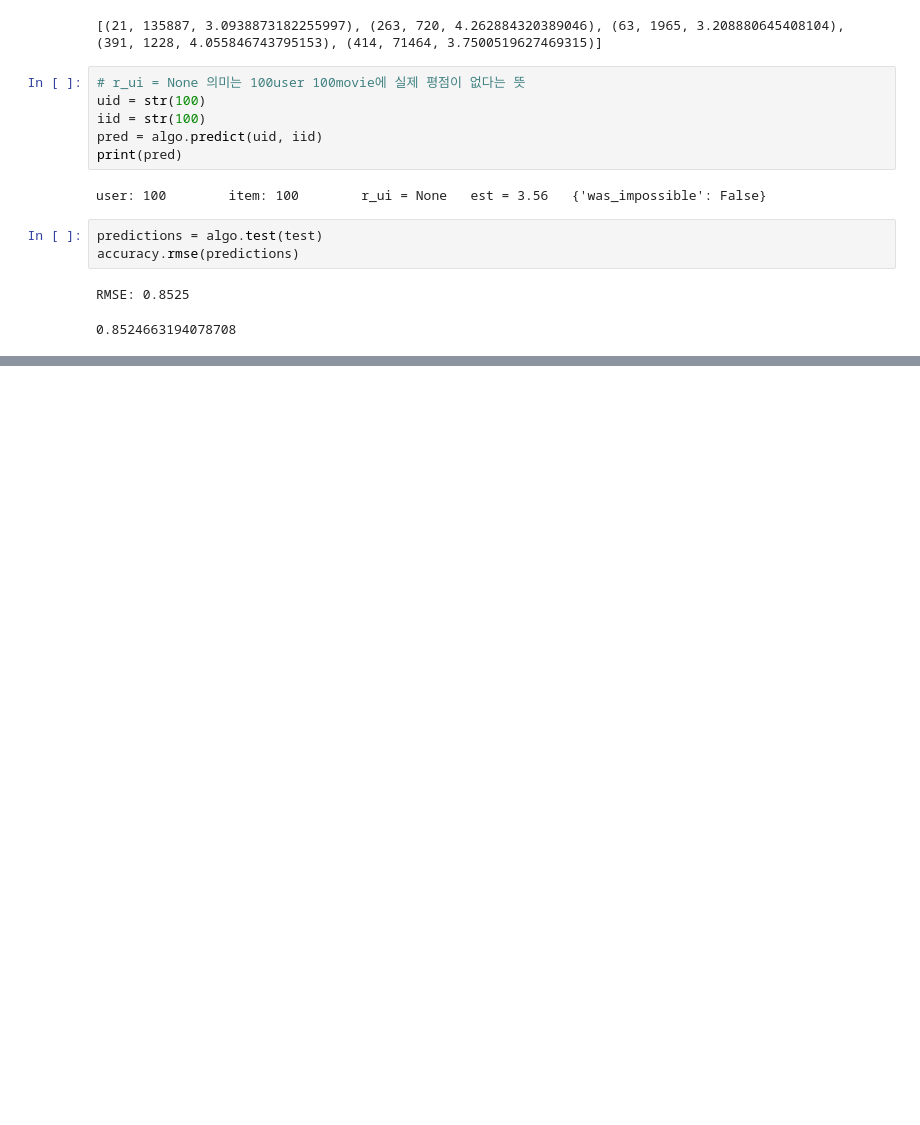
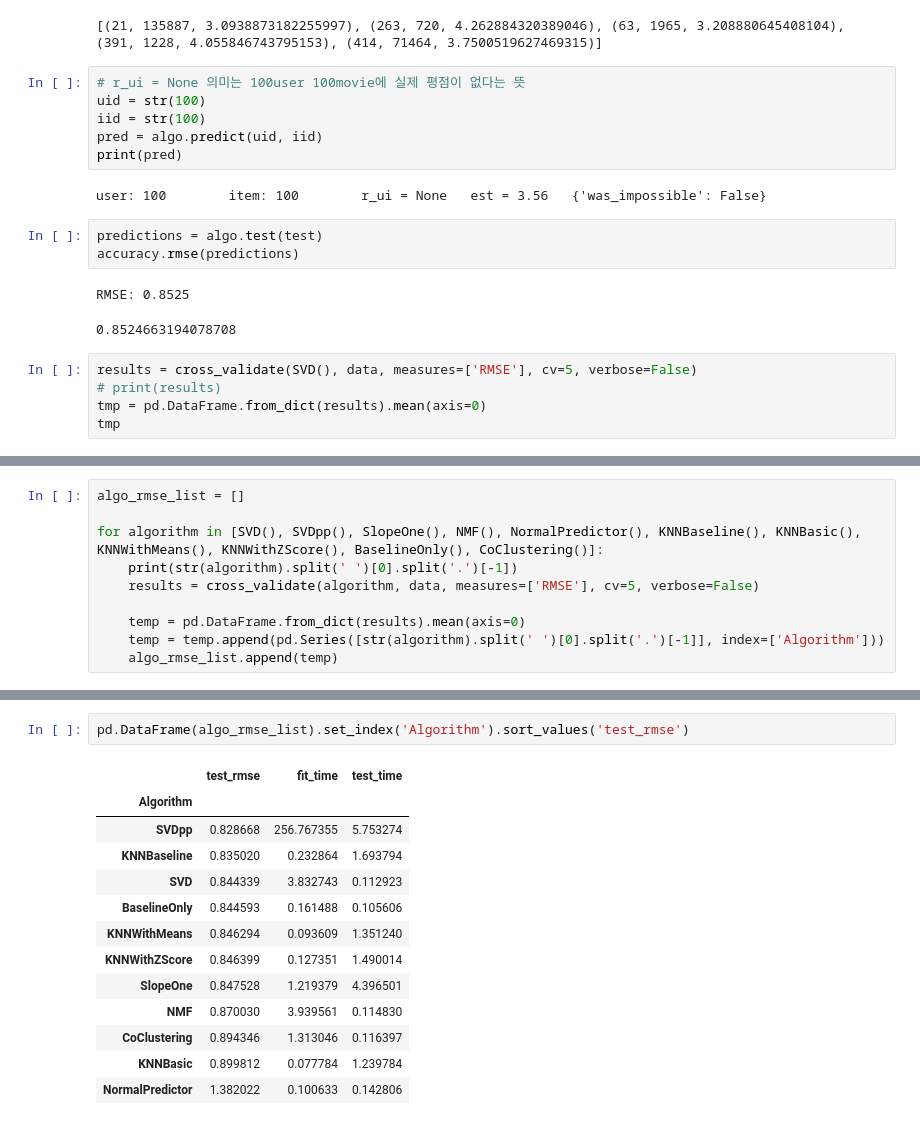
Before and after one commit to donghae0414/BigData_2020-2-, a Jupyter notebook: 20141095_knn.ipynb, the cells around one changed output, grey strips where cells are left out. Drawn from its saved outputs; the diff is of its cells as text; blank space fills up the shorter version.

Commit message:
print all rmse for all possible algorithms

```diff
--- a/20141095_knn.ipynb
+++ b/20141095_knn.ipynb
@@ -493,3 +494,8 @@ accuracy.rmse(predictions)
 # %% [output]
 RMSE: 0.8525
 0.8524663194078708
+# %%
+results = cross_validate(SVD(), data, measures=['RMSE'], cv=5, verbose=False)
+# print(results)
+tmp = pd.DataFrame.from_dict(results).mean(axis=0)
+tmp
@@ -495,0 +524,10 @@ RMSE: 0.8525
+# %%
+algo_rmse_list = []
+
+for algorithm in [SVD(), SVDpp(), SlopeOne(), NMF(), NormalPredictor(), KNNBaseline(), KNNBasic(), KNNWithMeans(), KNNWithZScore(), BaselineOnly(), CoClustering()]:
+    print(str(algorithm).split(' ')[0].split('.')[-1])
+    results = cross_validate(algorithm, data, measures=['RMSE'], cv=5, verbose=False)
+
+    temp = pd.DataFrame.from_dict(results).mean(axis=0)
+    temp = temp.append(pd.Series([str(algorithm).split(' ')[0].split('.')[-1]], index=['Algorithm']))
+    algo_rmse_list.append(temp)
@@ -495,0 +552,16 @@ RMSE: 0.8525
+# %%
+pd.DataFrame(algo_rmse_list).set_index('Algorithm').sort_values('test_rmse')
+# %% [output]
+|  | test_rmse | fit_time | test_time |
+| Algorithm |  |  |  |
+| SVDpp | 0.828668 | 256.767355 | 5.753274 |
+| KNNBaseline | 0.835020 | 0.232864 | 1.693794 |
+| SVD | 0.844339 | 3.832743 | 0.112923 |
+| BaselineOnly | 0.844593 | 0.161488 | 0.105606 |
+| KNNWithMeans | 0.846294 | 0.093609 | 1.351240 |
+| KNNWithZScore | 0.846399 | 0.127351 | 1.490014 |
+| SlopeOne | 0.847528 | 1.219379 | 4.396501 |
+| NMF | 0.870030 | 3.939561 | 0.114830 |
+| CoClustering | 0.894346 | 1.313046 | 0.116397 |
+| KNNBasic | 0.899812 | 0.077784 | 1.239784 |
+| NormalPredictor | 1.382022 | 0.100633 | 0.142806 |
```
Also changed, not shown: parts of 5 cells of this notebook.
